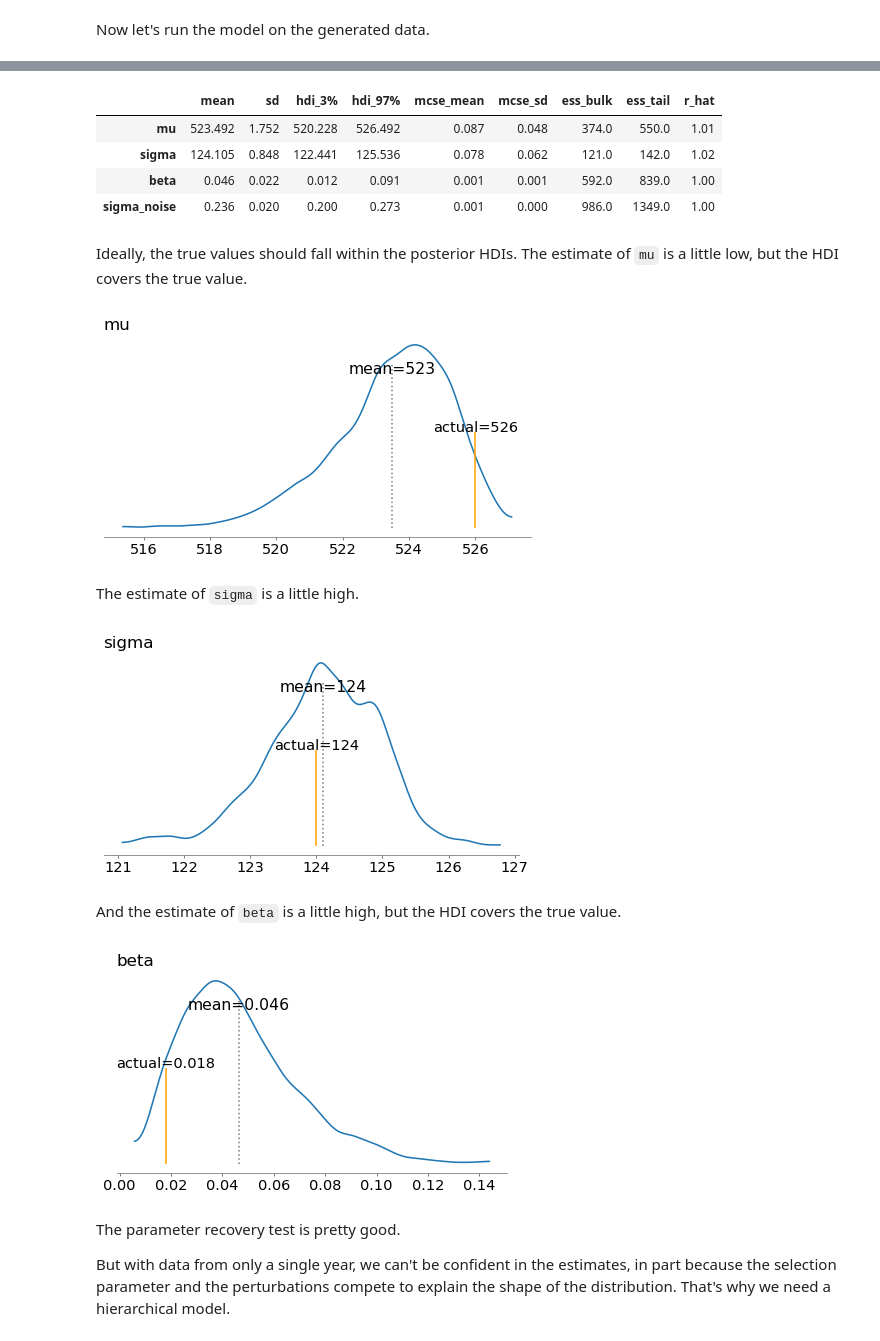
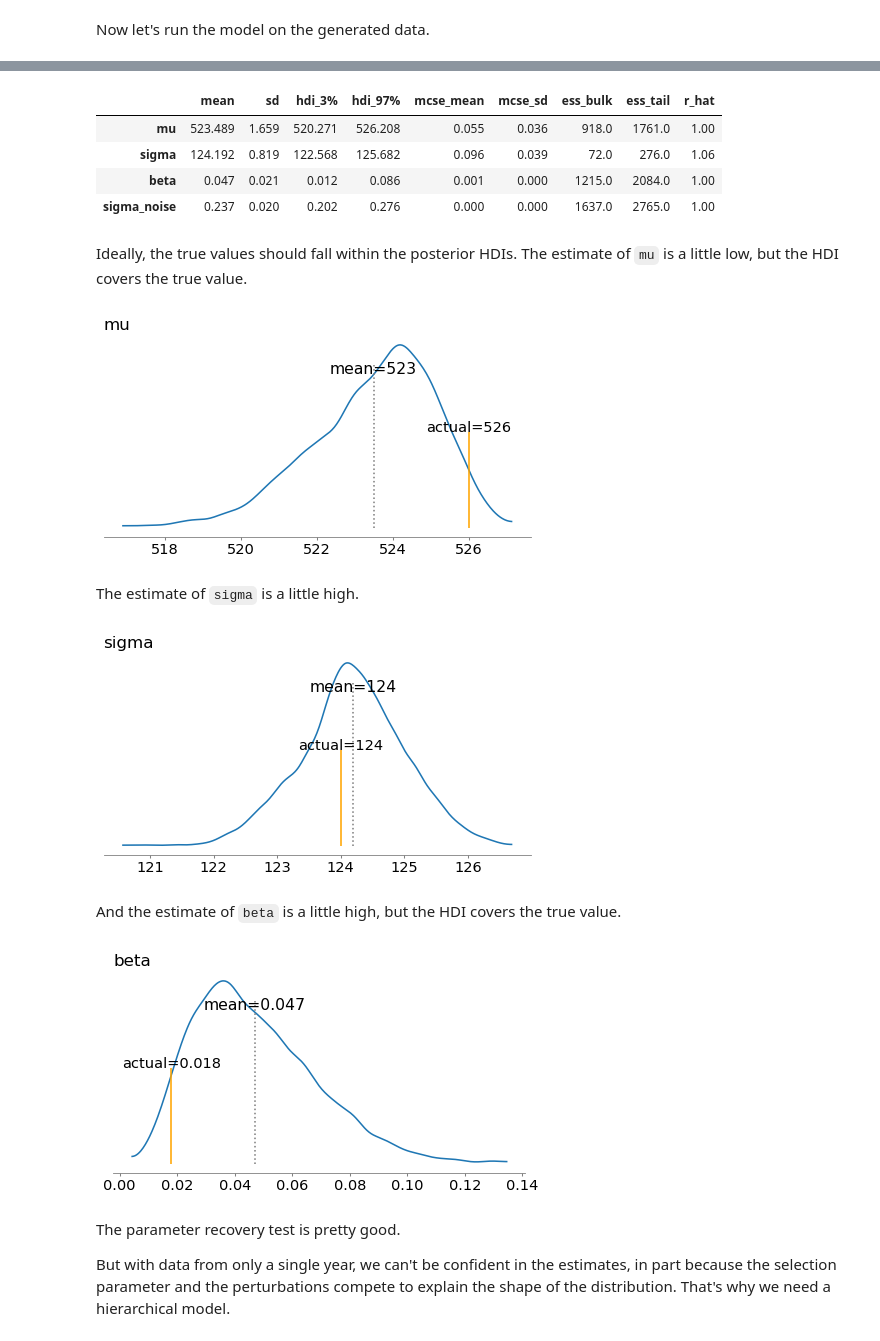
Before and after one commit to AllenDowney/SelectionSAT, a Jupyter notebook: selection_bias3.ipynb, the cells around one changed output, grey strips where cells are left out. Drawn from its saved outputs; the diff is of its cells as text; code cells hidden in the pictures.

```diff
--- a/selection_bias3.ipynb
+++ b/selection_bias3.ipynb
@@ -481,7 +508,7 @@ az.plot_posterior(prior, group='prior', var_names=['beta']);
 And here's how we fit the model.
 # %%
 with model:
-    idata = pm.sample(target_accept=0.95)
+    idata1 = pm.sample(tune=2000, draws=2000, target_accept=0.95)
 # %% [output]
 Initializing NUTS using jitter+adapt_diag...
 Multiprocess sampling (4 chains in 4 jobs)
@@ -527,14 +552,14 @@ az.plot_forest(idata, var_names='log_noise', combined=True);
 # %% [output]
 [figure]
 # %%
-log_noise = np.median(az.extract(idata)['log_noise'], axis=1)
+log_noise = np.median(az.extract(idata1)['log_noise'], axis=1)
 plt.plot(thetas, log_noise)
 decorate(xlabel='Score')
 plt.savefig("selection_bias22.png",dpi=300)
 # %% [output]
 [figure]
 # %%
-pdf = np.median(az.extract(idata)['pdf'], axis=1)
+pdf = np.median(az.extract(idata1)['pdf'], axis=1)
 plt.plot(full_thetas, pdf)
 decorate(xlabel='Score')
 plt.savefig("selection_bias23.png", dpi=300)
@@ -687,7 +712,7 @@ Now let's run the model on the generated data.
 model = make_model(N_test, counts_draw)
 
 with model:
-    idata = pm.sample(target_accept=0.95)
+    idata2 = pm.sample(tune=2000, draws=2000, target_accept=0.95)
 # %% [output]
 Initializing NUTS using jitter+adapt_diag...
 Multiprocess sampling (4 chains in 4 jobs)
@@ -702,11 +728,11 @@ The diagnostics are good.
 # %%
-pm.summary(idata, var_names=['mu', 'sigma', 'beta', 'sigma_noise'])
+pm.summary(idata2, var_names=['mu', 'sigma', 'beta', 'sigma_noise'])
 # %% [output]
 |  | mean | sd | hdi_3% | hdi_97% | mcse_mean | mcse_sd | ess_bulk | ess_tail | r_hat |
-| mu | 523.492 | 1.752 | 520.228 | 526.492 | 0.087 | 0.048 | 374.0 | 550.0 | 1.01 |
-| sigma | 124.105 | 0.848 | 122.441 | 125.536 | 0.078 | 0.062 | 121.0 | 142.0 | 1.02 |
-| beta | 0.046 | 0.022 | 0.012 | 0.091 | 0.001 | 0.001 | 592.0 | 839.0 | 1.00 |
-| sigma_noise | 0.236 | 0.020 | 0.200 | 0.273 | 0.001 | 0.000 | 986.0 | 1349.0 | 1.00 |
+| mu | 523.489 | 1.659 | 520.271 | 526.208 | 0.055 | 0.036 | 918.0 | 1761.0 | 1.00 |
+| sigma | 124.192 | 0.819 | 122.568 | 125.682 | 0.096 | 0.039 | 72.0 | 276.0 | 1.06 |
+| beta | 0.047 | 0.021 | 0.012 | 0.086 | 0.001 | 0.000 | 1215.0 | 2084.0 | 1.00 |
+| sigma_noise | 0.237 | 0.020 | 0.202 | 0.276 | 0.000 | 0.000 | 1637.0 | 2765.0 | 1.00 |
 # %% [markdown]
 Ideally, the true values should fall within the posterior HDIs.
 The estimate of `mu` is a little low, but the HDI covers the true value.
@@ -728,24 +754,24 @@ def plot_posterior(trace, var_name, x_true):
     plt.text(x_true, ymax * 0.5, f'actual={x_true}', ha='center', fontsize=14)
     decorate()
 # %%
-plot_posterior(idata, 'mu', true_mu)
+plot_posterior(idata2, 'mu', true_mu)
 plt.savefig("selection_bias30.png", dpi=300)
 # %% [output]
-[figure, old version]
+[figure, new version]
 # %% [markdown]
 The estimate of `sigma` is a little high.
 # %%
-plot_posterior(idata, 'sigma', true_sigma)
+plot_posterior(idata2, 'sigma', true_sigma)
 plt.savefig("selection_bias31.png", dpi=300)
 # %% [output]
-[figure, old version]
+[figure, new version]
 # %% [markdown]
 And the estimate of `beta` is a little high, but the HDI covers the true value.
 # %%
-plot_posterior(idata, 'beta', true_beta)
+plot_posterior(idata2, 'beta', true_beta)
 plt.savefig("selection_bias32.png", dpi=300)
 # %% [output]
-[figure, old version]
+[figure, new version]
 # %% [markdown]
 The parameter recovery test is pretty good.
 
```
Also changed, not shown: parts of 40 cells of this notebook.
